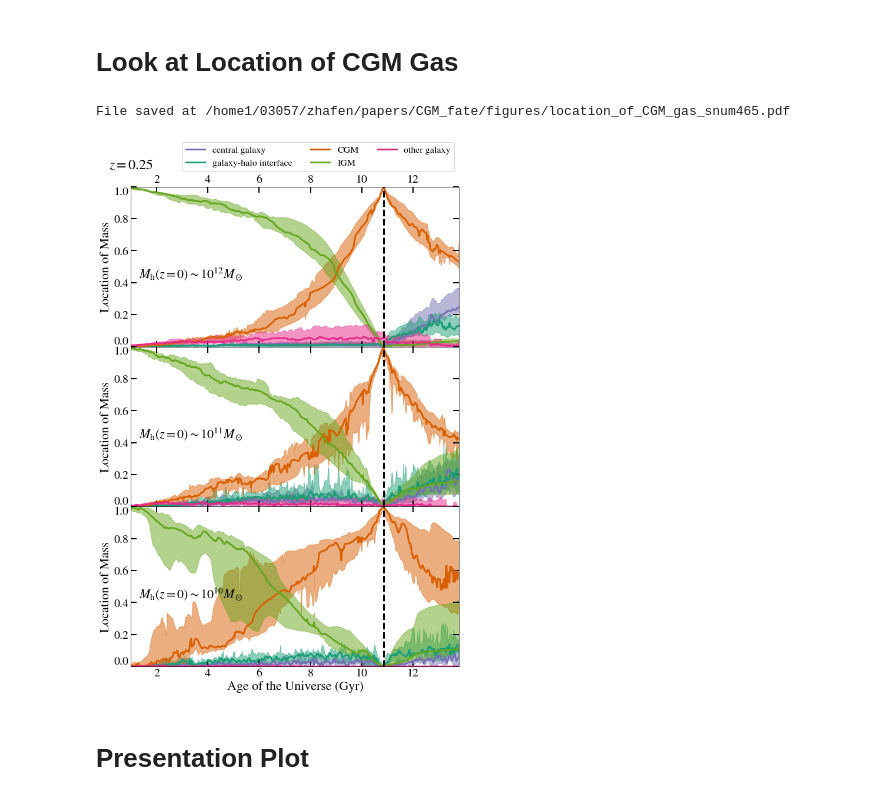
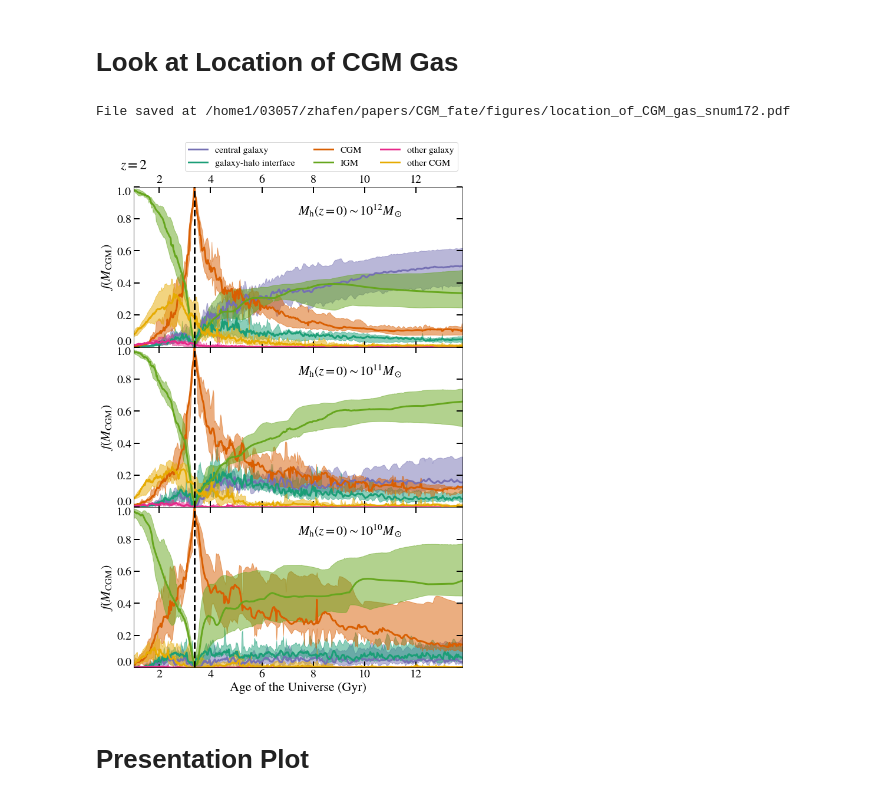
Before and after one commit to zhafen/CGM_fate_analysis, a Jupyter notebook: multi_sim_analysis/location_of_CGM_gas.ipynb, the cells around one changed output. Cells and saved outputs as stored; diff of their text form; code cells hidden in the pictures.

```diff
--- a/multi_sim_analysis/location_of_CGM_gas.ipynb
+++ b/multi_sim_analysis/location_of_CGM_gas.ipynb
@@ -67,7 +67,7 @@ w_set = a_w_set.WorldlineSet( defaults, variations )
 # %% [markdown]
 # Analyze Data
 # %%
-regions = [ 'is_in_main_gal', 'is_in_galaxy_halo_interface', 'is_in_CGM', 'is_in_IGM', 'is_in_other_gal' ]
+regions = [ 'is_in_main_gal', 'is_in_galaxy_halo_interface', 'is_in_CGM', 'is_in_IGM', 'is_in_other_gal', 'is_in_other_CGM' ]
 # %%
 mass_in_region = {}
 for sim_name in w_set.keys():
@@ -102,6 +102,7 @@ color_mapping = {
     'is_in_CGM': palettable.colorbrewer.qualitative.Dark2_8.mpl_colors[1],
     'is_in_IGM': palettable.colorbrewer.qualitative.Dark2_8.mpl_colors[4],
     'is_in_other_gal': palettable.colorbrewer.qualitative.Dark2_8.mpl_colors[3],
+    'is_in_other_CGM': palettable.colorbrewer.qualitative.Dark2_8.mpl_colors[5],
 }
 # %%
 label_mapping = {
@@ -110,6 +111,7 @@ label_mapping = {
     'is_in_CGM': 'CGM',
     'is_in_IGM': 'IGM',
     'is_in_other_gal': 'other galaxy',
+    'is_in_other_CGM': 'other CGM',
 }
 # %%
 mass_bins = [ 'm12', 'm11', 'm10' ]
@@ -148,7 +150,7 @@ for j, mass_bin in enumerate( mass_bins ):
 
             # Labels
         ax.set_xlabel( r'Age of the Universe (Gyr)', fontsize=22 )
-        ax.set_ylabel( r"Location of Mass", fontsize=22, )
+        ax.set_ylabel( r"$f(M_{\rm CGM})$", fontsize=22, )
 
     # Hide some axis labels
     if not ax.is_last_row():
@@ -188,35 +190,35 @@ for j, mass_bin in enumerate( mass_bins ):
     # Avoid overlapping ticks
     ax.get_yticklabels()[0].set_verticalalignment( 'bottom' )
     ax.get_yticklabels()[-1].set_verticalalignment( 'top' )
 
     # Adjust tick parameters
     ax.tick_params( direction='in', which='both', top=True, right=True )
 
     if ax.is_first_row():
         ax.legend(
             prop = { 'size': 16 },
             loc = 'lower right',
             bbox_to_anchor = ( 1., 1.07 ),
             ncol = 3,
         )
 
     ax.axvline(
         x = time[ind],
         linewidth = 3,
         color = 'k',
         linestyle = '--',
     )
 
 # Save the File
 save_file = 'location_of_CGM_gas_snum{}.pdf'.format( snum )
 plotting.save_fig(
     out_dir = file_manager.get_project_figure_dir(),
     save_file = save_file,
     fig = fig,
 )
 # %% [output]
-File saved at /home1/03057/zhafen/papers/CGM_fate/figures/location_of_CGM_gas_snum465.pdf
+File saved at /home1/03057/zhafen/papers/CGM_fate/figures/location_of_CGM_gas_snum172.pdf
-[figure, old version]
+[figure, new version]
 # %% [markdown]
 # Presentation Plot
 # %%
```
Also changed, not shown: parts of 2 cells of this notebook, 4 other files.
